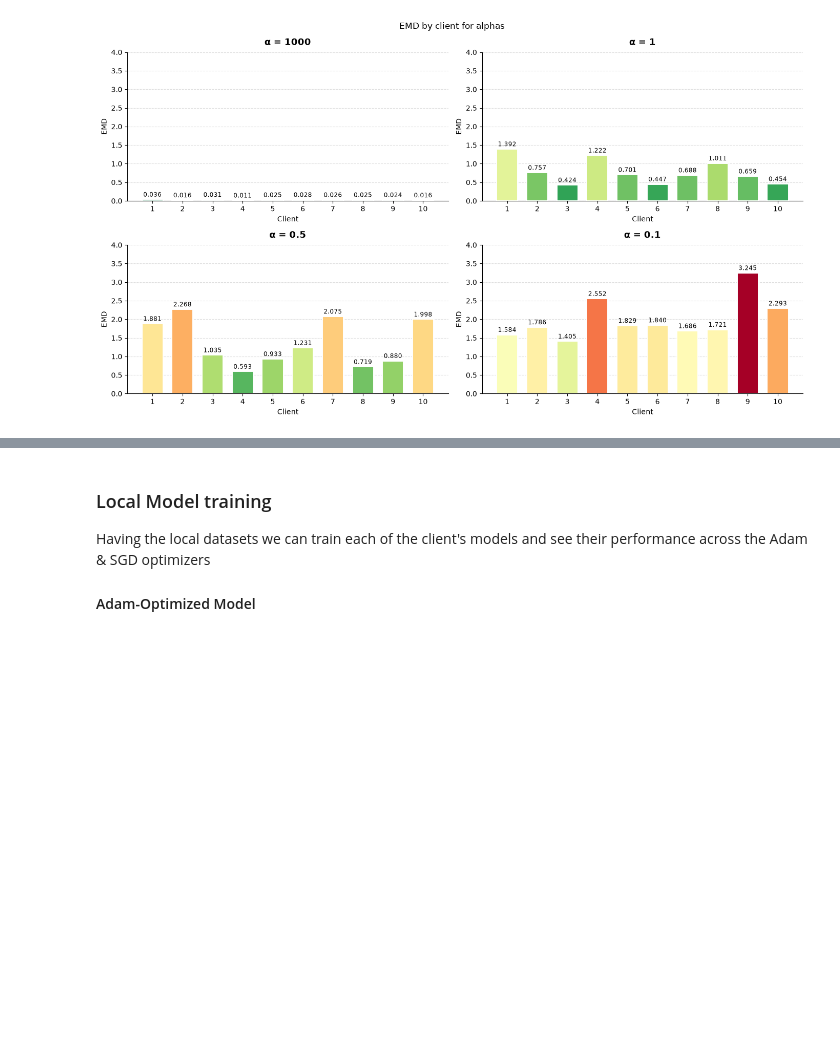
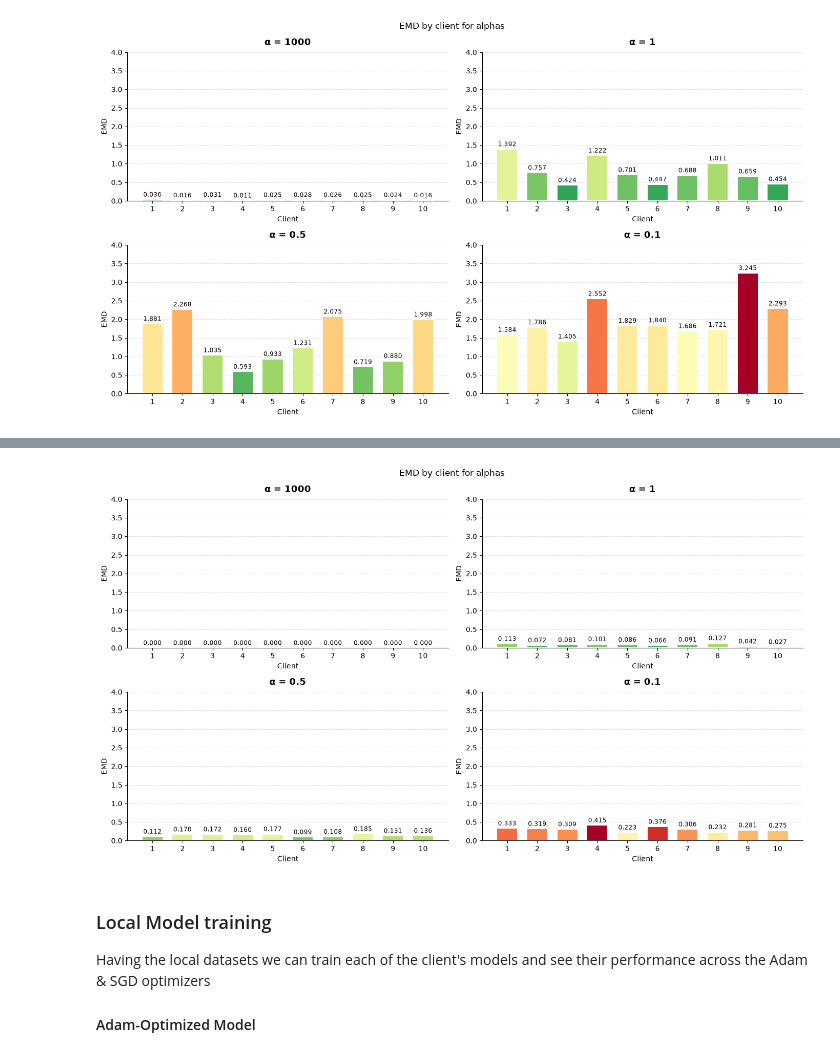
Before and after one commit to lautaorsi/Federated-Learning, a Jupyter notebook: project.ipynb, the cells around one changed output, grey strips where cells are left out. Cells and saved outputs as stored; diff of their text form; code cells hidden in the pictures; blank space fills up the shorter version.

```diff
--- a/project.ipynb
+++ b/project.ipynb
@@ -611,3 +619,66 @@ We can see some clear patterns across all alphas, even if they have different va
+# %%
+def D_kl(p,q):
+    sum = 0
+    for i in range(len(p)):
+        if p[i] == 0:
+            continue
+        sum += p[i] * math.log(p[i]/q[i])
+    return sum
+
+def JSD(p,q):
+    p = np.array(p)
+    q = np.array(q)
+    m = 0.5 * (p + q)
+    return 0.5 * (D_kl(p,m) + D_kl(q,m))
+# %%
+fig, axs = plt.subplots(2, 2, figsize=(14, 8))
+cmap = plt.get_cmap('RdYlGn_r')
+
+all_jsd_results = {
+    alpha: [JSD(client_class_distribution[j][alpha], baseline) for j in range(K)]
+    for alpha in alphas_class_distributions
+}
+global_max = max(v for results in all_jsd_results.values() for v in results)
+norm = mcolors.Normalize(vmin=0, vmax=global_max)
+
+client_class_distribution = {}
+
+def normalize(counts):
+    total = sum(counts)
+    return [c / total for c in counts] if total else [0.0] * len(counts)
+
+client_class_distribution = {
+    i: {alpha: normalize(alpha_client_class_counts[alpha][i]) for alpha in alphas_class_distributions}
+    for i in range(K)
+}
+
+
+for i, (alpha, p) in enumerate(alphas_class_distributions.items()):
+    row, col = i // 2, i % 2
+    ax = axs[row, col]
+
+    jsd_results = [JSD(client_class_distribution[j][alpha], baseline) for j in range(K)]
+
+    colors = [cmap(norm(v)) for v in jsd_results]
+
+    bar_container = ax.bar(range(1, 11), jsd_results, color=colors, edgecolor='white',
+                            linewidth=1.4, width=0.7, zorder=3)
+    ax.set_title(f'α = {alpha}', fontsize=13, fontweight='bold', pad=10)
+    ax.set_ylabel('EMD', fontsize=10)
+    ax.set_xlabel('Client', fontsize=10)
+    ax.set_xticks(range(1, 11))
+    ax.grid(axis='y', linestyle='--', alpha=0.4, zorder=0)
+    ax.set_axisbelow(True)
+    ax.set_ylim(0, 4)
+    ax.spines['top'].set_visible(False)
+    ax.spines['right'].set_visible(False)
+    ax.bar_label(bar_container, fmt='%.3f', fontsize=8.5, padding=2)
+
+plt.suptitle("EMD by client for alphas")
+plt.tight_layout()
+plt.show()
+# %% [output]
+[figure, added]
 # %% [markdown]
 ### Local Model training
 
```
Also changed, not shown: parts of 6 cells of this notebook.
